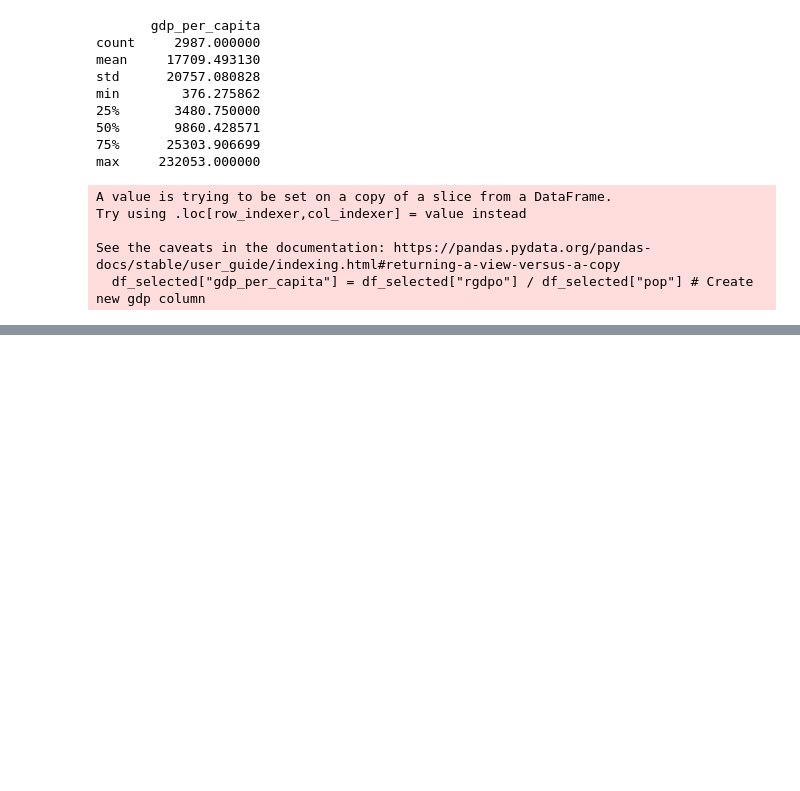
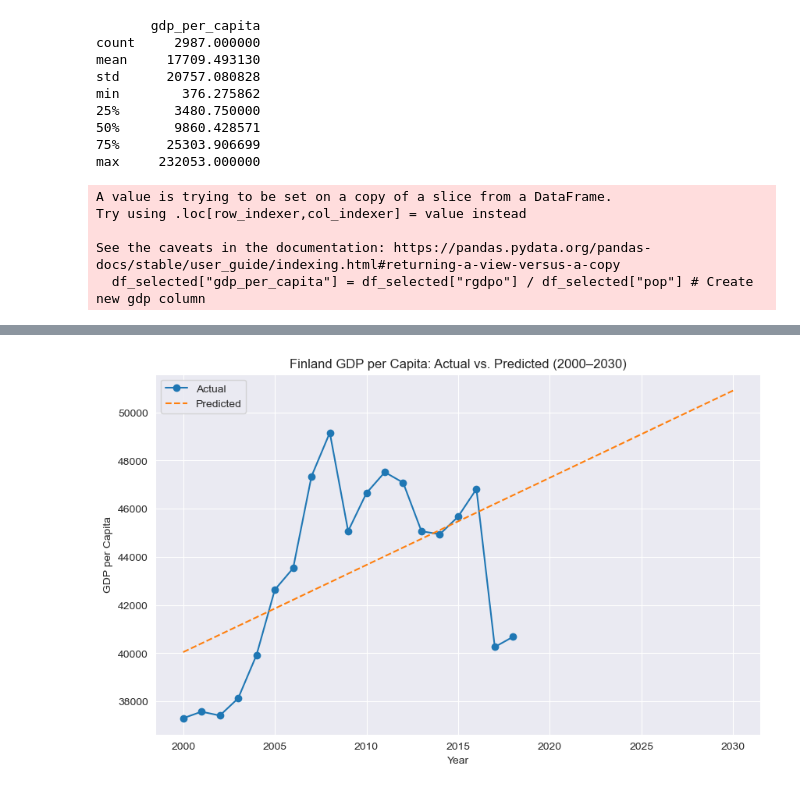
Before and after one commit to olgachit/Python-and-Data-Analytics-Project, a Jupyter notebook: GlobalEconomicGrowth.ipynb, the cells around one changed output, grey strips where cells are left out. Saved outputs shown, nothing was run; the diff lists cells and outputs as text; code cells hidden in the pictures; blank space fills up the shorter version.

```diff
--- a/GlobalEconomicGrowth.ipynb
+++ b/GlobalEconomicGrowth.ipynb
@@ -119,0 +271,28 @@ plt.show()
+# %%
+# Linear Regression with Scikit-Learn
+# Choose a country to model
+country = ("Finland")
+df_country = df_selected[df_selected["country"] == country][["year", "gdp_per_capita"]]
+
+# Train/Test split
+X = df_country["year"].values.reshape(-1, 1)
+y = df_country["gdp_per_capita"].values
+model = LinearRegression()
+model.fit(X, y)
+
+# Predict for future years
+future_years = np.arange(2000, 2031).reshape(-1, 1)
+gdp_predictions = model.predict(future_years)
+
+# Plot predictions
+plt.figure(figsize=(10, 6))
+plt.plot(df_country["year"], df_country["gdp_per_capita"], label="Actual", marker='o')
+plt.plot(future_years, gdp_predictions, label="Predicted", linestyle='--')
+plt.title(f"{country} GDP per Capita: Actual vs. Predicted (2000–2030)")
+plt.xlabel("Year")
+plt.ylabel("GDP per Capita")
+plt.legend()
+plt.grid(True)
+plt.show()
+# %% [output]
+[figure, added]
```
Also changed, not shown: parts of 15 cells of this notebook.
